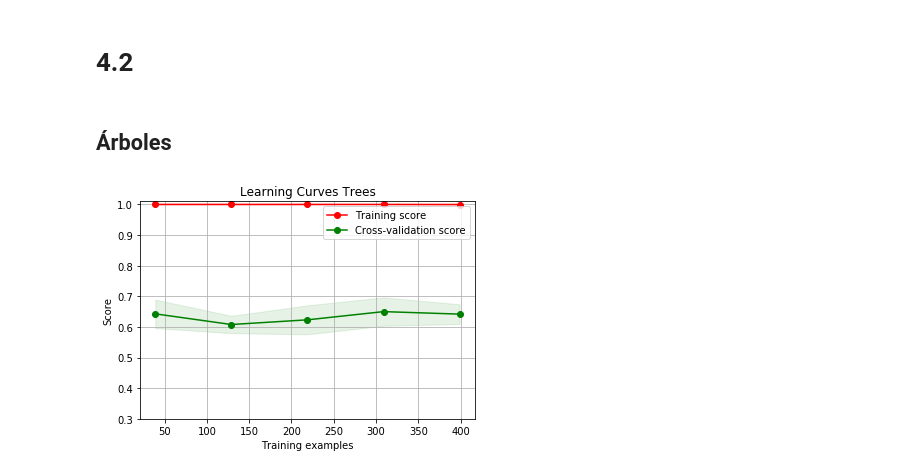
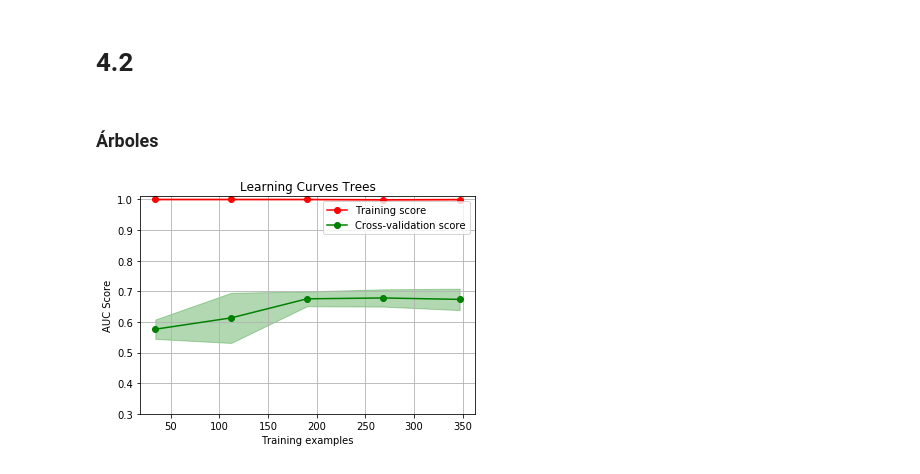
Before and after one commit to pfromer/MachineLearningTps, a Jupyter notebook: parte4.ipynb, the cells around one changed output. Saved outputs shown, nothing was run; the diff lists cells and outputs as text; code cells hidden in the pictures.

```diff
--- a/parte4.ipynb
+++ b/parte4.ipynb
@@ -271,7 +273,7 @@ def plot_learning_curve(estimator, title, X, y, ylim=None, cv=None,
     if ylim is not None:
         plt.ylim(*ylim)
     plt.xlabel("Training examples")
-    plt.ylabel("Score")
+    plt.ylabel("AUC Score")
     train_sizes, train_scores, test_scores = learning_curve(
         estimator, X, y, cv=cv, n_jobs=n_jobs, train_sizes=train_sizes, scoring=scoring)
     train_scores_mean = np.mean(train_scores, axis=1)
@@ -281,10 +283,10 @@ def plot_learning_curve(estimator, title, X, y, ylim=None, cv=None,
     plt.grid()
 
     plt.fill_between(train_sizes, train_scores_mean - train_scores_std,
-                     train_scores_mean + train_scores_std, alpha=0.1,
+                     train_scores_mean + train_scores_std, alpha=0.3,
                      color="r")
     plt.fill_between(train_sizes, test_scores_mean - test_scores_std,
-                     test_scores_mean + test_scores_std, alpha=0.1, color="g")
+                     test_scores_mean + test_scores_std, alpha=0.3, color="g")
     plt.plot(train_sizes, train_scores_mean, 'o-', color="r",
              label="Training score")
     plt.plot(train_sizes, test_scores_mean, 'o-', color="g",
@@ -293,22 +295,16 @@ def plot_learning_curve(estimator, title, X, y, ylim=None, cv=None,
     plt.legend(loc="best")
     return plt
 # %% [markdown]
-## Árboles
+### Árboles
 # %%
 title = "Learning Curves Trees"
 
 kfold = StratifiedKFold(n_splits=5)
 kfold.get_n_splits(X_desarrollo,y_desarrollo)
 
 estimator = DecisionTreeClassifier(max_depth=10)
-plot_learning_curve(estimator, title, X, y, ylim=(0.3, 1.01), cv=kfold, n_jobs=-1)
-
-#    title = "Learning Curves (SVM, RBF kernel, $\gamma=0.001$)"
-#    # SVC is more expensive so we do a lower number of CV iterations:
-#    cv = ShuffleSplit(n_splits=10, test_size=0.2, random_state=0)
-#    estimator = SVC(gamma=0.001)
-#    plot_learning_curve(estimator, title, X, y, (0.7, 1.01), cv=cv, n_jobs=4)
+plot_learning_curve(estimator, title, X_desarrollo, y_desarrollo, ylim=(0.3, 1.01), cv=kfold, n_jobs=-1)
 
 plt.show()
 # %% [output]
-[figure, old version]
+[figure, new version]
```
Also changed, not shown: parts of 14 cells of this notebook.
